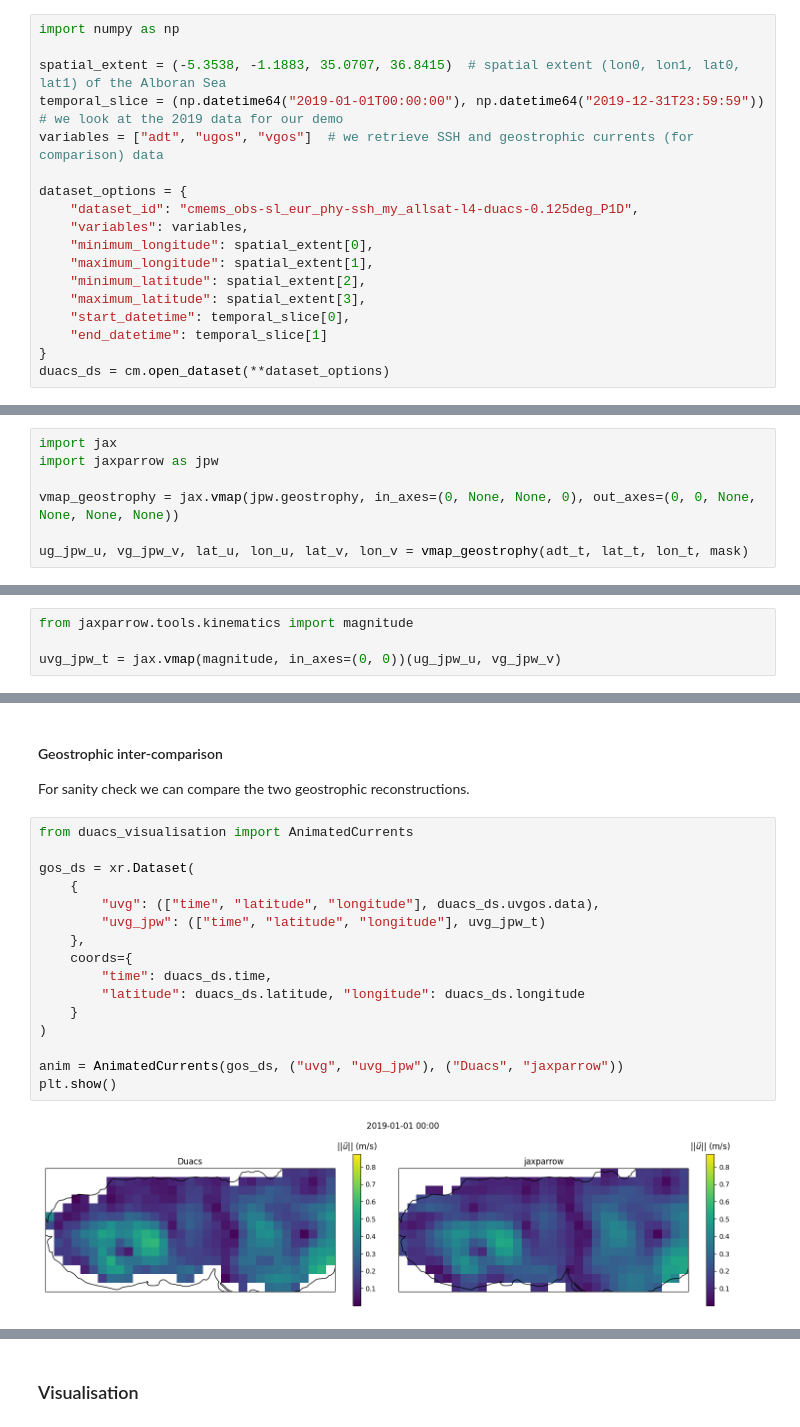
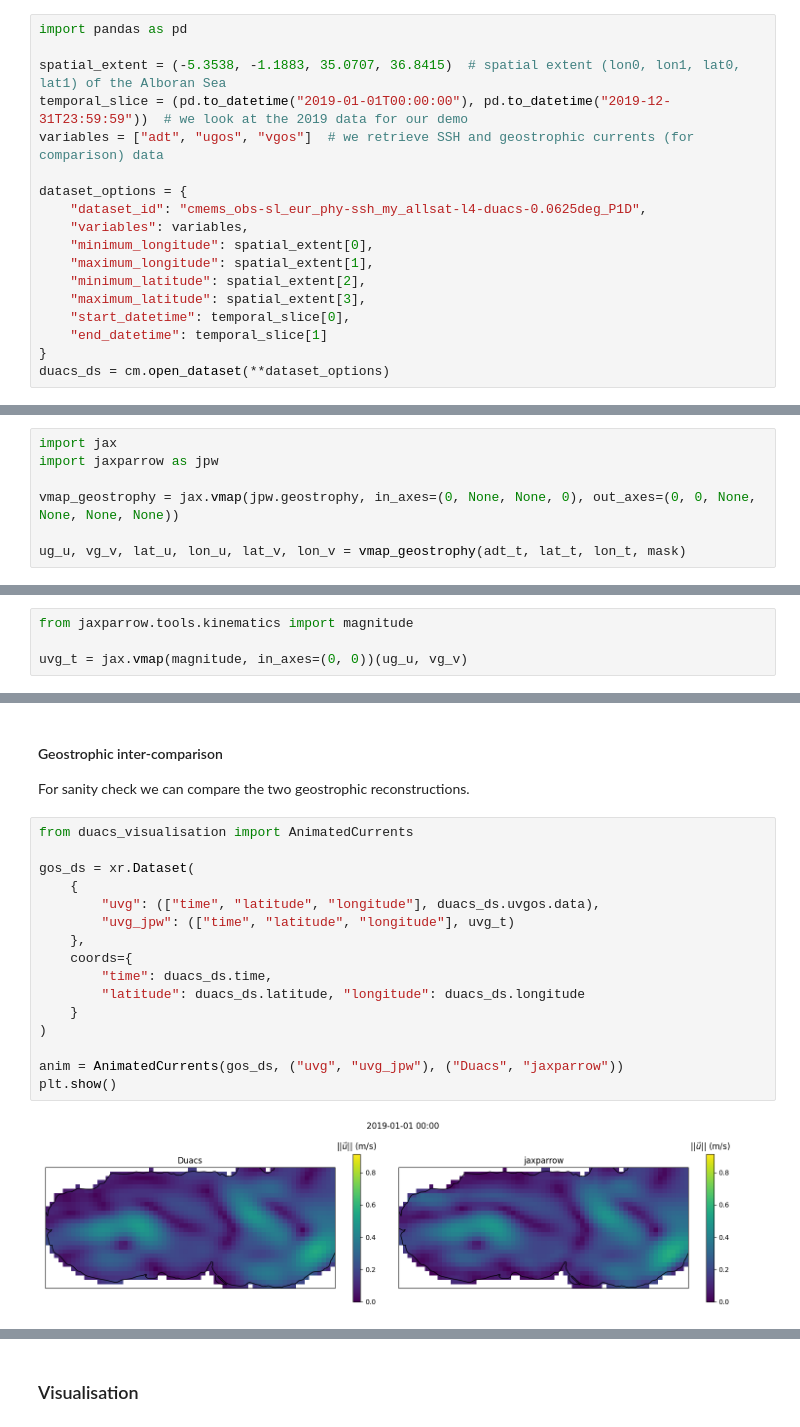
Before and after one commit to meom-group/jaxparrow, a Jupyter notebook: notebooks/duacs_alboran.ipynb, the cells around one changed output, grey strips where cells are left out. Cells and saved outputs as stored; diff of their text form.

```diff
--- a/notebooks/duacs_alboran.ipynb
+++ b/notebooks/duacs_alboran.ipynb
@@ -41,14 +23,14 @@ import copernicusmarine as cm
 # %% [markdown]
 The [API](https://help.marine.copernicus.eu/en/collections/5821001-python-library-api) allows to download subsets of the datasets by restricting the spatial and temporal domains, and the variables.
 # %%
-import numpy as np
+import pandas as pd
 
 spatial_extent = (-5.3538, -1.1883, 35.0707, 36.8415)  # spatial extent (lon0, lon1, lat0, lat1) of the Alboran Sea
-temporal_slice = (np.datetime64("2019-01-01T00:00:00"), np.datetime64("2019-12-31T23:59:59"))  # we look at the 2019 data for our demo
+temporal_slice = (pd.to_datetime("2019-01-01T00:00:00"), pd.to_datetime("2019-12-31T23:59:59"))  # we look at the 2019 data for our demo
 variables = ["adt", "ugos", "vgos"]  # we retrieve SSH and geostrophic currents (for comparison) data
 
 dataset_options = {
-    "dataset_id": "cmems_obs-sl_eur_phy-ssh_my_allsat-l4-duacs-0.125deg_P1D",
+    "dataset_id": "cmems_obs-sl_eur_phy-ssh_my_allsat-l4-duacs-0.0625deg_P1D",
     "variables": variables,
     "minimum_longitude": spatial_extent[0],
     "maximum_longitude": spatial_extent[1],
@@ -102,13 +82,13 @@ import jaxparrow as jpw
 
 vmap_geostrophy = jax.vmap(jpw.geostrophy, in_axes=(0, None, None, 0), out_axes=(0, 0, None, None, None, None))
 
-ug_jpw_u, vg_jpw_v, lat_u, lon_u, lat_v, lon_v = vmap_geostrophy(adt_t, lat_t, lon_t, mask)
+ug_u, vg_v, lat_u, lon_u, lat_v, lon_v = vmap_geostrophy(adt_t, lat_t, lon_t, mask)
 # %% [markdown]
 To visualise the results, we compute the magnitude of the velocity.
 # %%
 from jaxparrow.tools.kinematics import magnitude
 
-uvg_jpw_t = jax.vmap(magnitude, in_axes=(0, 0))(ug_jpw_u, vg_jpw_v)
+uvg_t = jax.vmap(magnitude, in_axes=(0, 0))(ug_u, vg_v)
 # %% [markdown]
 We store everything in an `xarray` `Dataset`.
 # %%
@@ -142,21 +122,21 @@ For sanity check we can compare the two geostrophic reconstructions.
 # %%
 from duacs_visualisation import AnimatedCurrents
 
 gos_ds = xr.Dataset(
     {
         "uvg": (["time", "latitude", "longitude"], duacs_ds.uvgos.data),
-        "uvg_jpw": (["time", "latitude", "longitude"], uvg_jpw_t)
+        "uvg_jpw": (["time", "latitude", "longitude"], uvg_t)
     },
     coords={
         "time": duacs_ds.time,
         "latitude": duacs_ds.latitude, "longitude": duacs_ds.longitude
     }
 )
 
 anim = AnimatedCurrents(gos_ds, ("uvg", "uvg_jpw"), ("Duacs", "jaxparrow"))
 plt.show()
 # %% [output]
-[figure, old version]
+[figure, new version]
 # %% [markdown]
 ## Cyclogeostrophic currents using `jaxparrow`
 
```
Also changed, not shown: parts of 18 cells of this notebook, 37 other files.
